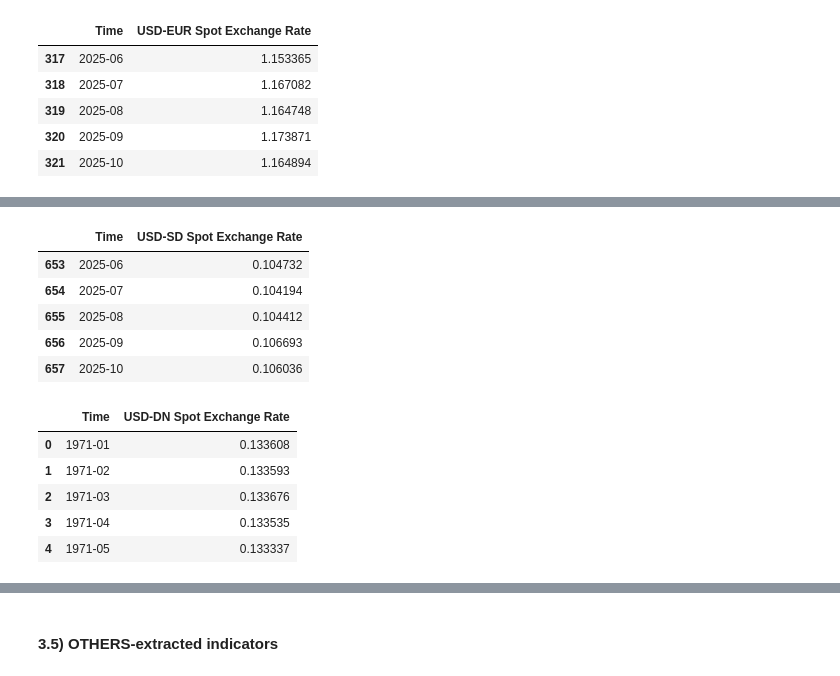
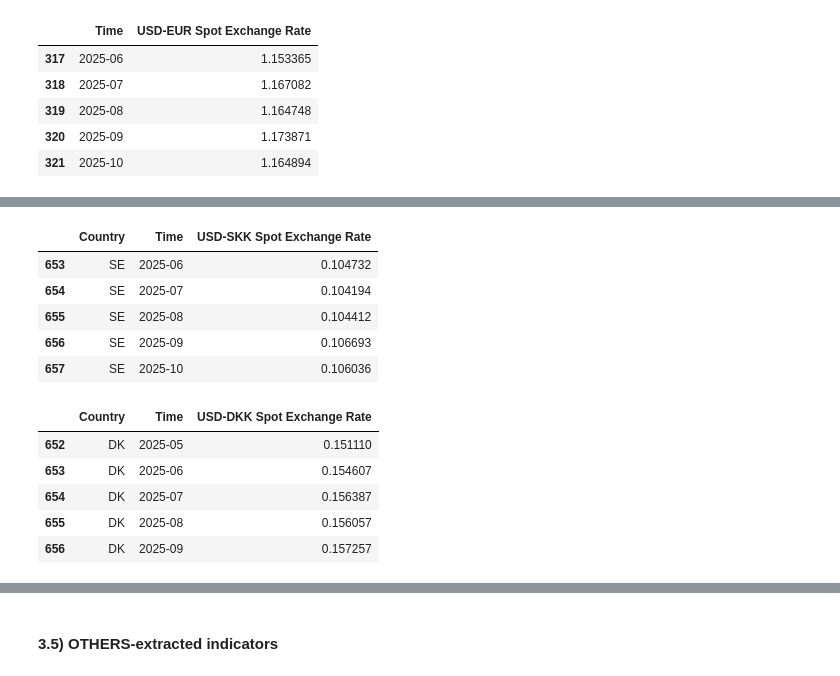
Before and after one commit to EliaLand/PSTR_Financial_Econometrics, a Jupyter notebook: data_fetcher/main.ipynb, the cells around one changed output, grey strips where cells are left out. Saved outputs shown, nothing was run; the diff lists cells and outputs as text; code cells hidden in the pictures.

```diff
--- a/data_fetcher/main.ipynb
+++ b/data_fetcher/main.ipynb
@@ -162,51 +143,57 @@ EXUSBLEV_m_raw.tail()
 # %%
-# US-SD exchange rate, U.S. Dollar to One Swedish Kronor (initially SD-US daily, converted to US-SD monthly, non-seasonally adjusted, 1971-01, 2025-10)
+# US-SKK exchange rate, U.S. Dollar to One Swedish Kronor (initially SKK-US daily, converted to US-SKK monthly, non-seasonally adjusted, 1971-01, 2025-10)
 # https://fred.stlouisfed.org/series/DEXSDUS
-EXSDUS_d_raw = fetch_FRED("DEXSDUS")
-EXSDUS_d_raw = EXSDUS_d_raw.rename(columns=
+EXSKKUS_d_raw = fetch_FRED("DEXSDUS")
+EXSKKUS_d_raw = EXSKKUS_d_raw.rename(columns=
         {"date": "Time",
-         "DEXSDUS": "SD-USD Spot Exchange Rate"
+         "DEXSDUS": "SKK-USD Spot Exchange Rate"
 })
 
 # Aggregation (dimension from daily to monthly)
-EXSDUS_d_raw = EXSDUS_d_raw.set_index("Time")
-EXSDUS_m_raw = EXSDUS_d_raw.resample("M").mean().reset_index()
-EXSDUS_m_raw["Time"] = EXSDUS_m_raw["Time"].dt.to_period("M").astype(str)
+EXSKKUS_d_raw = EXSKKUS_d_raw.set_index("Time")
+EXSKKUS_m_raw = EXSKKUS_d_raw.resample("M").mean().reset_index()
+EXSKKUS_m_raw["Time"] = EXSKKUS_m_raw["Time"].dt.to_period("M").astype(str)
 
 # Conversion to USXS spot exchange rate
-EXUSSD_m_raw = EXSDUS_m_raw.copy()
-EXUSSD_m_raw["USD-SD Spot Exchange Rate"] = 1 / EXUSSD_m_raw["SD-USD Spot Exchange Rate"]
-EXUSSD_m_raw = EXUSSD_m_raw.drop(columns=["SD-USD Spot Exchange Rate"])
+EXUSSKK_m_raw = EXSKKUS_m_raw.copy()
+EXUSSKK_m_raw["USD-SKK Spot Exchange Rate"] = 1 / EXUSSKK_m_raw["SKK-USD Spot Exchange Rate"]
+EXUSSKK_m_raw = EXUSSKK_m_raw.drop(columns=["SKK-USD Spot Exchange Rate"])
 
-EXUSSD_m_raw.tail()
+EXUSSKK_m_raw["Country"] = "SE"
+EXUSSKK_m_raw = EXUSSKK_m_raw[["Country", "Time", "USD-SKK Spot Exchange Rate"]]
+
+EXUSSKK_m_raw.tail()
 # %% [output]
-|  | Time | USD-SD Spot Exchange Rate |
-| 653 | 2025-06 | 0.104732 |
-| 654 | 2025-07 | 0.104194 |
-| 655 | 2025-08 | 0.104412 |
-| 656 | 2025-09 | 0.106693 |
-| 657 | 2025-10 | 0.106036 |
+|  | Country | Time | USD-SKK Spot Exchange Rate |
+| 653 | SE | 2025-06 | 0.104732 |
+| 654 | SE | 2025-07 | 0.104194 |
+| 655 | SE | 2025-08 | 0.104412 |
+| 656 | SE | 2025-09 | 0.106693 |
+| 657 | SE | 2025-10 | 0.106036 |
 # %%
-# US-DN exchange rate, U.S. Dollar to One Danish Krone (initially DN-US converted to US-DN, monthly non-seasonally adjusted, 1971-01, 2025-09)
+# US-DKK exchange rate, U.S. Dollar to One Danish Krone (initially DN-US converted to US-DN, monthly non-seasonally adjusted, 1971-01, 2025-09)
 # https://fred.stlouisfed.org/series/EXDNUS
-EXDNUS_m_raw = fetch_FRED("EXDNUS")
-EXDNUS_m_raw = EXDNUS_m_raw.rename(columns=
+EXDKKUS_m_raw = fetch_FRED("EXDNUS")
+EXDKKUS_m_raw = EXDKKUS_m_raw.rename(columns=
         {"date": "Time",
-         "EXDNUS": "DN-USD Spot Exchange Rate"
+         "EXDNUS": "DKK-USD Spot Exchange Rate"
 })
 
-EXDNUS_m_raw["Time"] = EXDNUS_m_raw["Time"].dt.to_period("M").astype(str)
+EXDKKUS_m_raw["Time"] = EXDKKUS_m_raw["Time"].dt.to_period("M").astype(str)
 
 # Conversion to USDN spot exchange rate
-EXUSDN_m_raw = EXDNUS_m_raw.copy()
-EXUSDN_m_raw["USD-DN Spot Exchange Rate"] = 1 / EXUSDN_m_raw["DN-USD Spot Exchange Rate"]
-EXUSDN_m_raw = EXUSDN_m_raw.drop(columns=["DN-USD Spot Exchange Rate"])
+EXUSDKK_m_raw = EXDKKUS_m_raw.copy()
+EXUSDKK_m_raw["USD-DKK Spot Exchange Rate"] = 1 / EXUSDKK_m_raw["DKK-USD Spot Exchange Rate"]
+EXUSDKK_m_raw = EXUSDKK_m_raw.drop(columns=["DKK-USD Spot Exchange Rate"])
 
-EXUSDN_m_raw.head()
+EXUSDKK_m_raw["Country"] = "DK"
+EXUSDKK_m_raw = EXUSDKK_m_raw[["Country", "Time", "USD-DKK Spot Exchange Rate"]]
+
+EXUSDKK_m_raw.tail()
 # %% [output]
-|  | Time | USD-DN Spot Exchange Rate |
-| 0 | 1971-01 | 0.133608 |
-| 1 | 1971-02 | 0.133593 |
-| 2 | 1971-03 | 0.133676 |
-| 3 | 1971-04 | 0.133535 |
-| 4 | 1971-05 | 0.133337 |
+|  | Country | Time | USD-DKK Spot Exchange Rate |
+| 652 | DK | 2025-05 | 0.151110 |
+| 653 | DK | 2025-06 | 0.154607 |
+| 654 | DK | 2025-07 | 0.156387 |
+| 655 | DK | 2025-08 | 0.156057 |
+| 656 | DK | 2025-09 | 0.157257 |
```
Also changed, not shown: parts of 12 cells of this notebook.
